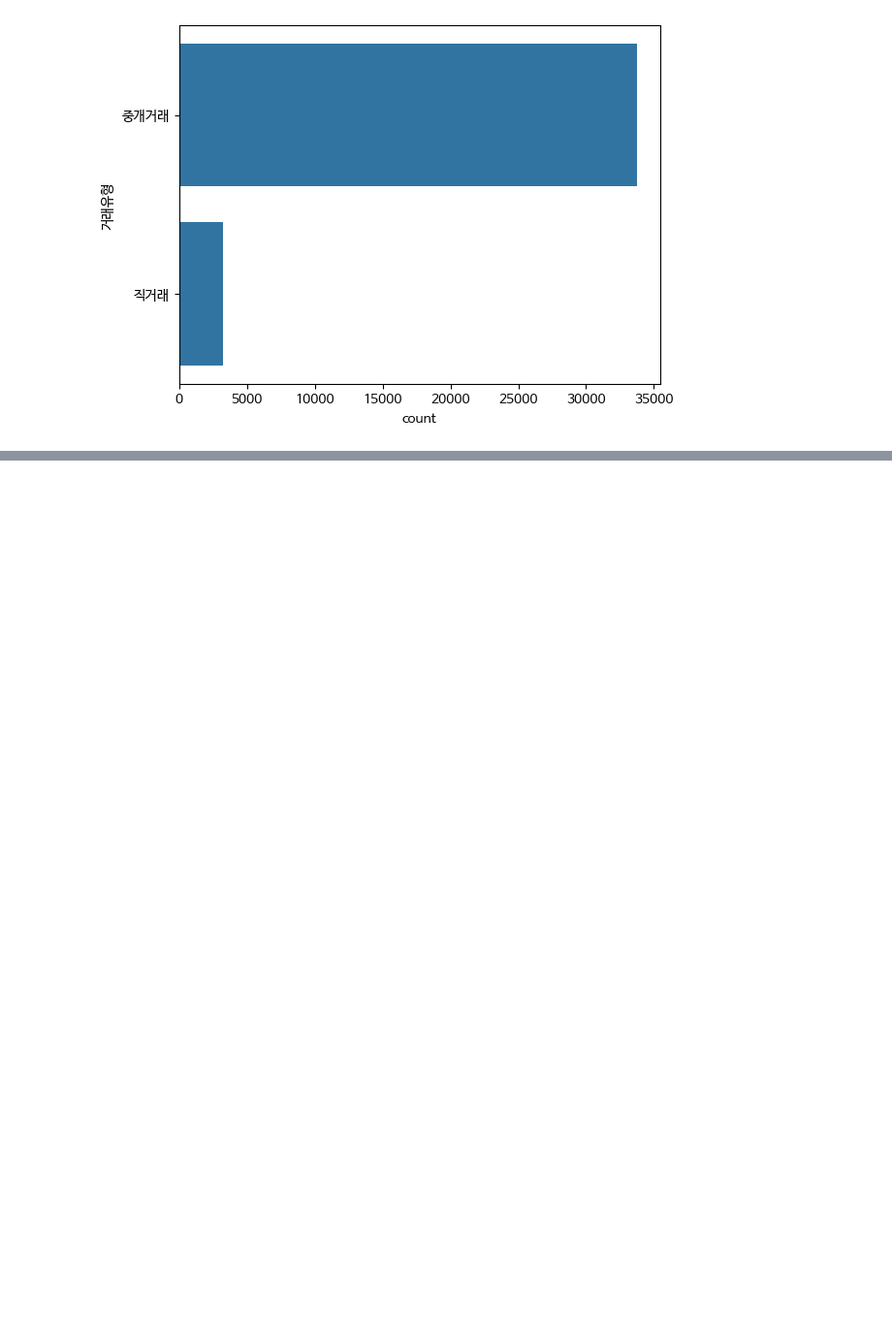
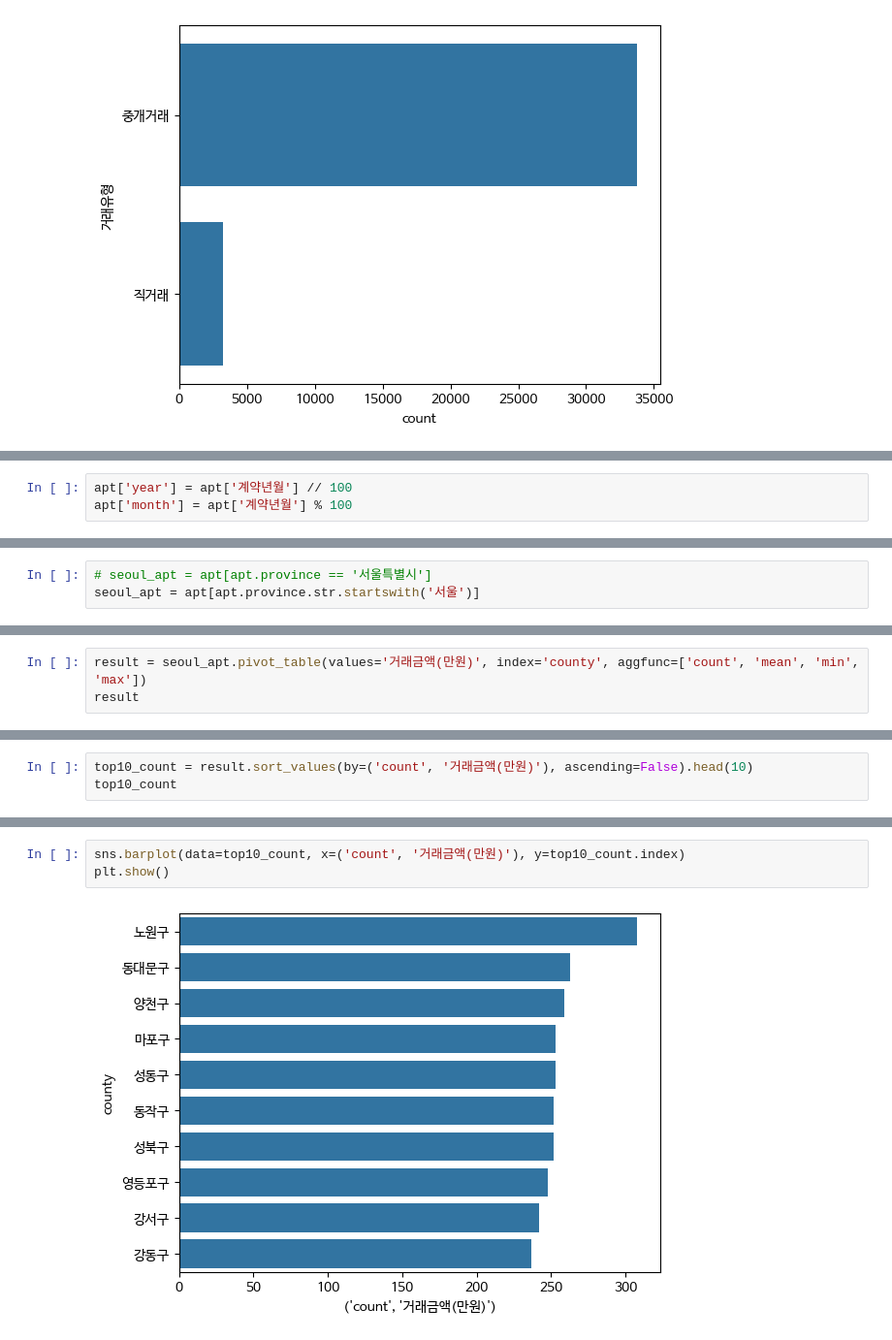
Before and after one commit to JakeOh/202504_itwill_oracle88, a Jupyter notebook: python24.ipynb, the cells around one changed output, grey strips where cells are left out. Shown at 97% size. Saved outputs shown, nothing was run; the diff lists cells and outputs as text; blank space fills up the shorter version.

```diff
--- a/python24.ipynb
+++ b/python24.ipynb
@@ -196,0 +286,3 @@ plt.show()
+# %%
+apt['year'] = apt['계약년월'] // 100
+apt['month'] = apt['계약년월'] % 100
@@ -196,0 +301,3 @@ plt.show()
+# %%
+# seoul_apt = apt[apt.province == '서울특별시']
+seoul_apt = apt[apt.province.str.startswith('서울')]
@@ -196,0 +346,3 @@ plt.show()
+# %%
+result = seoul_apt.pivot_table(values='거래금액(만원)', index='county', aggfunc=['count', 'mean', 'min', 'max'])
+result
@@ -196,0 +393,3 @@ plt.show()
+# %%
+top10_count = result.sort_values(by=('count', '거래금액(만원)'), ascending=False).head(10)
+top10_count
@@ -196,0 +410,5 @@ plt.show()
+# %%
+sns.barplot(data=top10_count, x=('count', '거래금액(만원)'), y=top10_count.index)
+plt.show()
+# %% [output]
+[figure, added]
```
Also changed, not shown: parts of 27 cells of this notebook.
